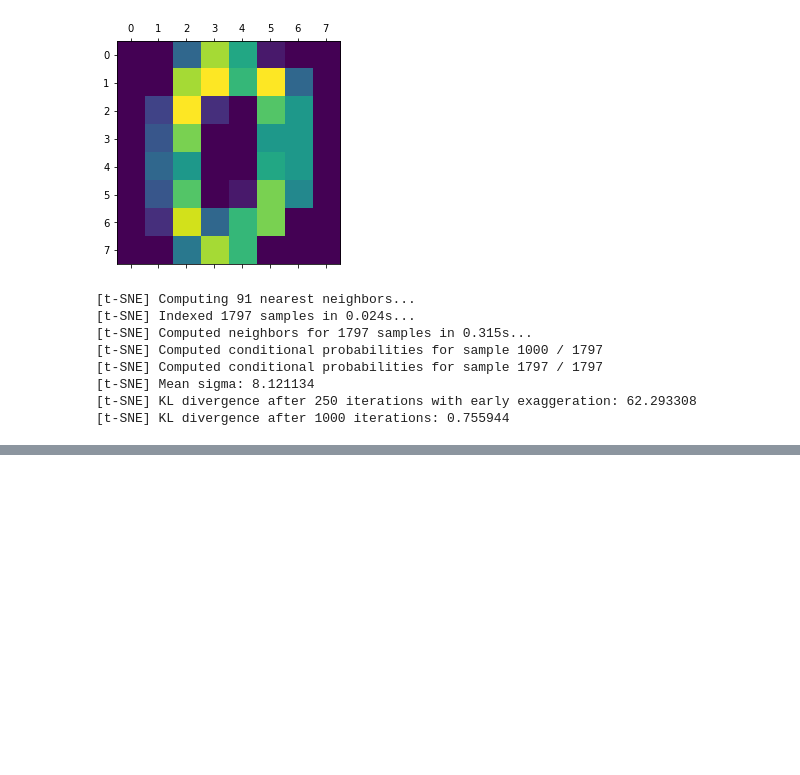
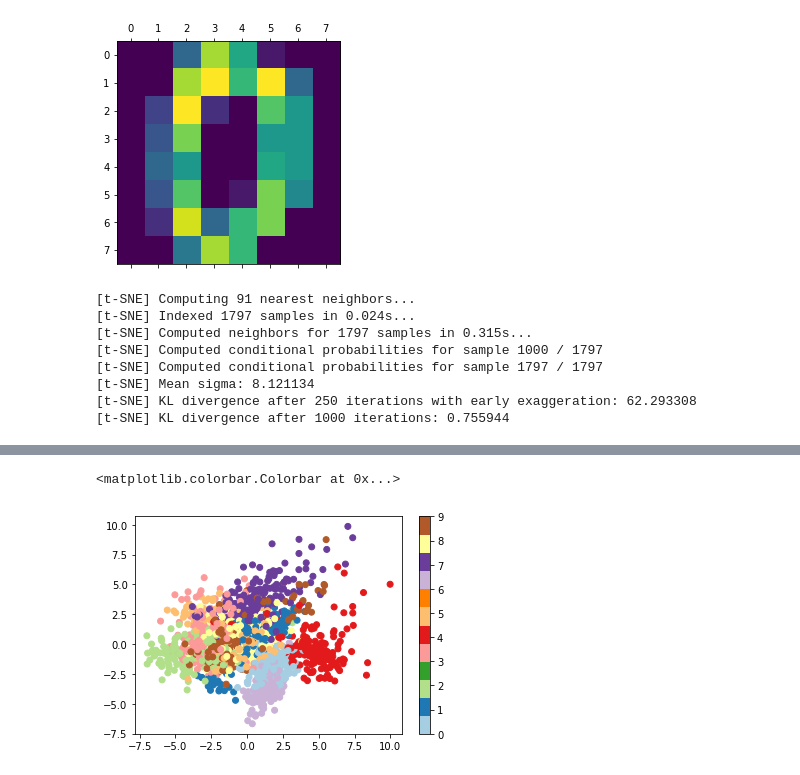
Before and after one commit to mdsohelmahmood/t-SNE, a Jupyter notebook: t-SNE .ipynb, the cells around one changed output, grey strips where cells are left out. Cells and saved outputs as stored; diff of their text form; code cells hidden in the pictures; blank space fills up the shorter version.

```diff
--- a/t-SNE .ipynb
+++ b/t-SNE .ipynb
@@ -71,0 +88,15 @@ cluster.tsneplot(score=tsne_em, colorlist=color_class, legendpos='upper right',
+# %%
+from sklearn.preprocessing import StandardScaler
+scaler = StandardScaler()
+scaler.fit(digits.data)
+
+digits.data = scaler.transform(digits.data)
+# %%
+pca = PCA(2)
+proj2=pca.fit_transform(digits.data)
+# %%
+plt.scatter(proj2[:, 0], proj2[:, 1], c=digits.target, cmap="Paired")
+plt.colorbar()
+# %% [output]
+<matplotlib.colorbar.Colorbar at 0x...>
+[figure, added]
```
Also changed, not shown: parts of 4 cells of this notebook.
